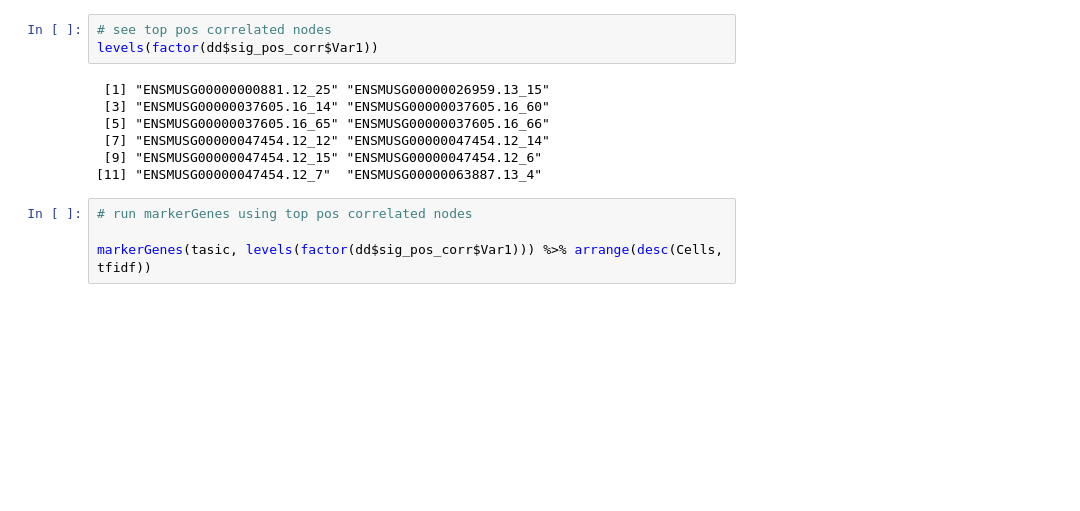
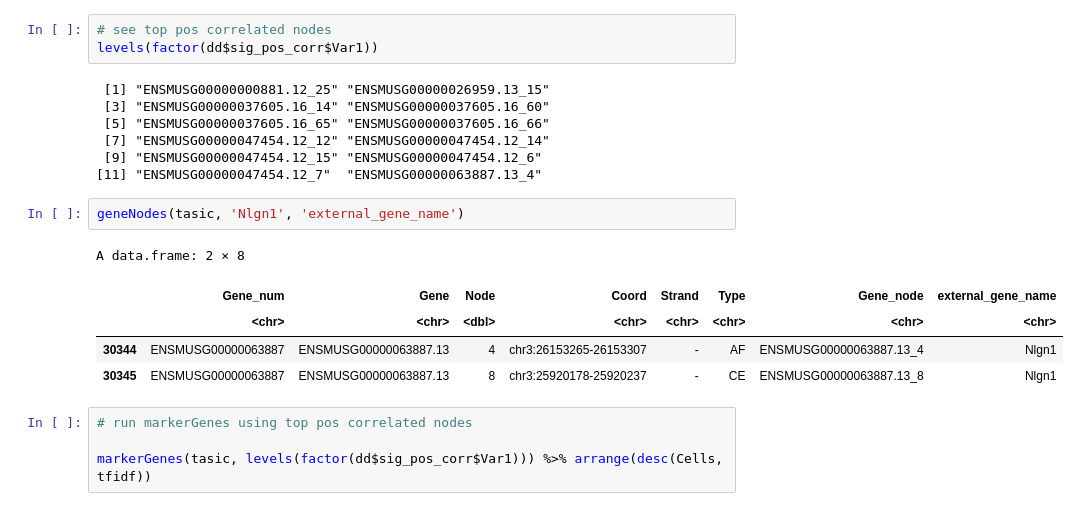
Before and after one commit to hemberg-lab/scfindME, a Jupyter notebook: scfindME_usage_summary.ipynb, the cells around one changed output. Saved outputs shown, nothing was run; the diff lists cells and outputs as text; blank space fills up the shorter version.

```diff
--- a/scfindME_usage_summary.ipynb
+++ b/scfindME_usage_summary.ipynb
@@ -875,6 +875,14 @@ levels(factor(dd$sig_pos_corr$Var1))
  [7] "ENSMUSG00000047454.12_12" "ENSMUSG00000047454.12_14"
  [9] "ENSMUSG00000047454.12_15" "ENSMUSG00000047454.12_6"
 [11] "ENSMUSG00000047454.12_7"  "ENSMUSG00000063887.13_4"
+# %%
+geneNodes(tasic, 'Nlgn1', 'external_gene_name')
+# %% [output]
+A data.frame: 2 × 8
+|  | Gene_num | Gene | Node | Coord | Strand | Type | Gene_node | external_gene_name |
+|  | <chr> | <chr> | <dbl> | <chr> | <chr> | <chr> | <chr> | <chr> |
+| 30344 | ENSMUSG00000063887 | ENSMUSG00000063887.13 | 4 | chr3:26153265-26153307 | - | AF | ENSMUSG00000063887.13_4 | Nlgn1 |
+| 30345 | ENSMUSG00000063887 | ENSMUSG00000063887.13 | 8 | chr3:25920178-25920237 | - | CE | ENSMUSG00000063887.13_8 | Nlgn1 |
 # %%
 # run markerGenes using top pos correlated nodes
 
```
Also changed, not shown: parts of 2 cells of this notebook.
